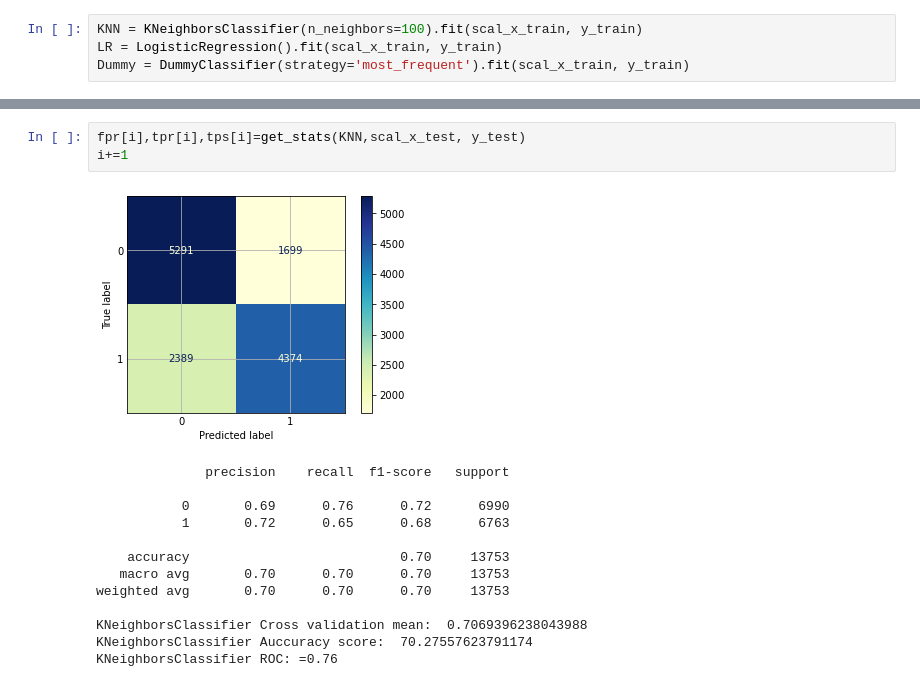
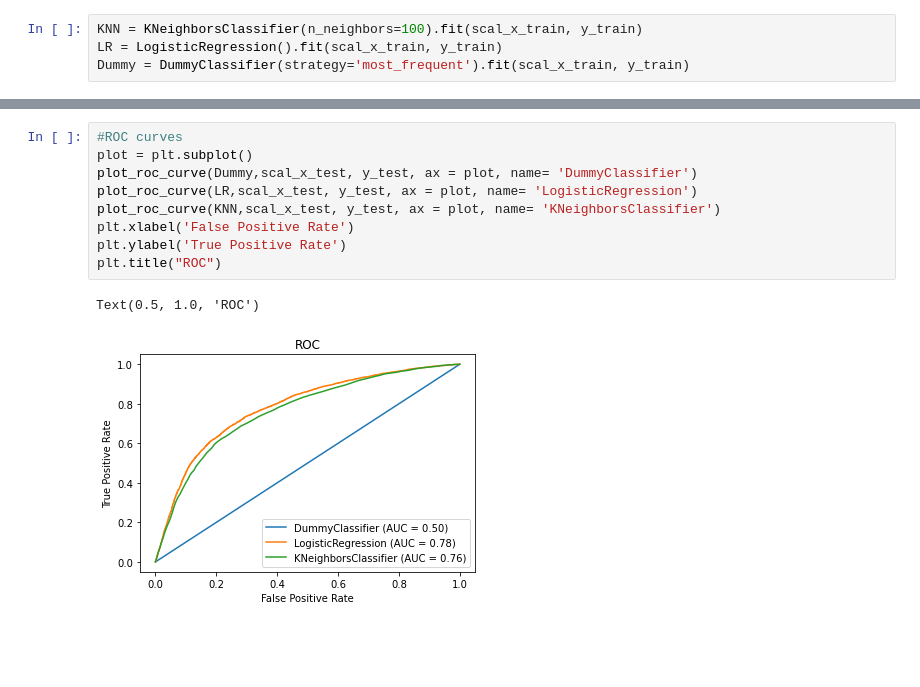
Before and after one commit to ortrsa/Data_Science_Final_Project, a Jupyter notebook: Notebook3-classification.ipynb, the cells around one changed output, grey strips where cells are left out. Cells and saved outputs as stored; diff of their text form; blank space fills up the shorter version.

```diff
--- a/Notebook3-classification.ipynb
+++ b/Notebook3-classification.ipynb
@@ -287,17 +259,12 @@ def get_stats(model,cx_test,cy_test):
-# %%
-fpr[i],tpr[i],tps[i]=get_stats(KNN,scal_x_test, y_test)
-i+=1
-# %% [output]
-[figure, removed]
-              precision    recall  f1-score   support
-
-           0       0.69      0.76      0.72      6990
-           1       0.72      0.65      0.68      6763
-
-    accuracy                           0.70     13753
-   macro avg       0.70      0.70      0.70     13753
-weighted avg       0.70      0.70      0.70     13753
-
-KNeighborsClassifier Cross validation mean:  0.7069396238043988
-KNeighborsClassifier Auccuracy score:  70.27557623791174
-KNeighborsClassifier ROC: =0.76
+# %%
+#ROC curves
+plot = plt.subplot()
+plot_roc_curve(Dummy,scal_x_test, y_test, ax = plot, name= 'DummyClassifier')
+plot_roc_curve(LR,scal_x_test, y_test, ax = plot, name= 'LogisticRegression')
+plot_roc_curve(KNN,scal_x_test, y_test, ax = plot, name= 'KNeighborsClassifier')
+plt.xlabel('False Positive Rate')
+plt.ylabel('True Positive Rate')
+plt.title("ROC")
+# %% [output]
+Text(0.5, 1.0, 'ROC')
+[figure, added]
```
Also changed, not shown: parts of 13 cells of this notebook.
